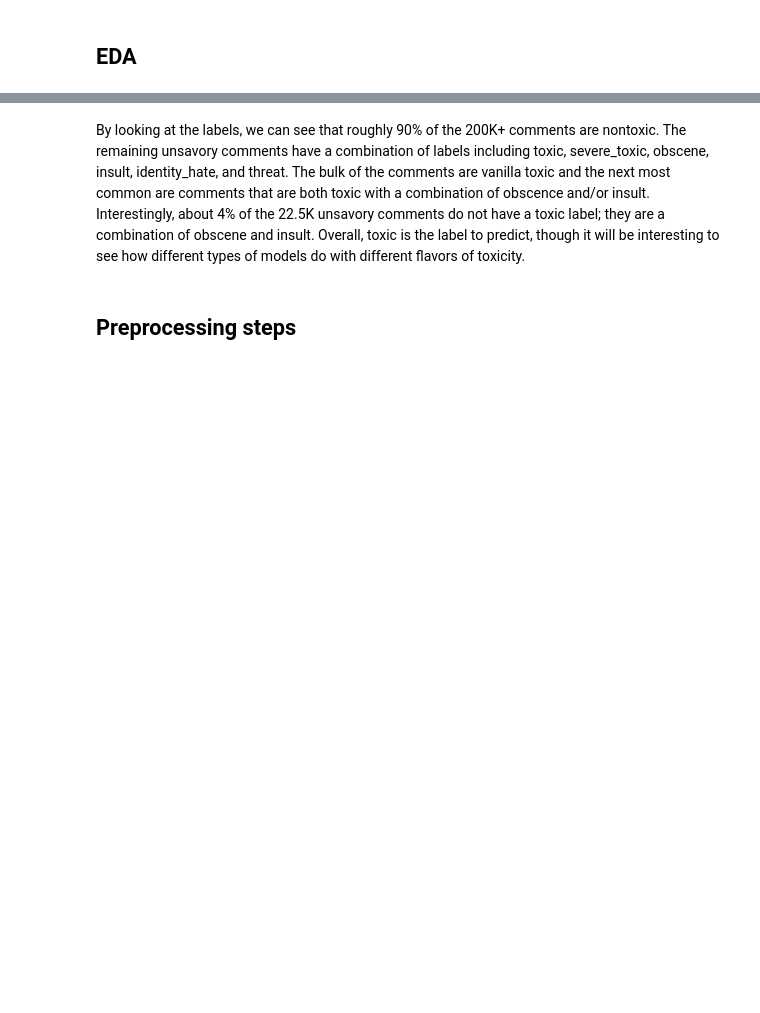
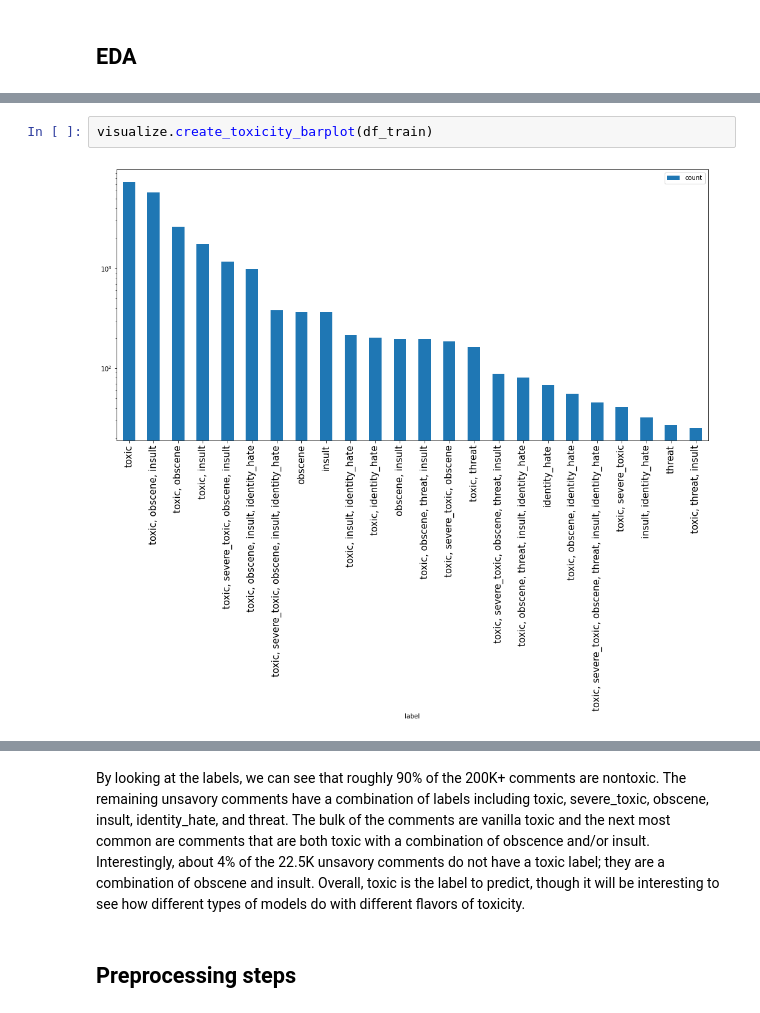
Before and after one commit to jkchandalia/toximeter, a Jupyter notebook: exploration/Toxic_Comment_NLP.ipynb, the cells around one changed output, grey strips where cells are left out. Drawn from its saved outputs; the diff is of its cells as text; blank space fills up the shorter version.

```diff
--- a/exploration/Toxic_Comment_NLP.ipynb
+++ b/exploration/Toxic_Comment_NLP.ipynb
@@ -177,0 +153,4 @@ sns.heatmap(train.iloc[:,2:8].corr(), annot=True)
+# %%
+visualize.create_toxicity_barplot(df_train)
+# %% [output]
+[figure, added]
```
Also changed, not shown: parts of 93 cells of this notebook, 9 other files.
